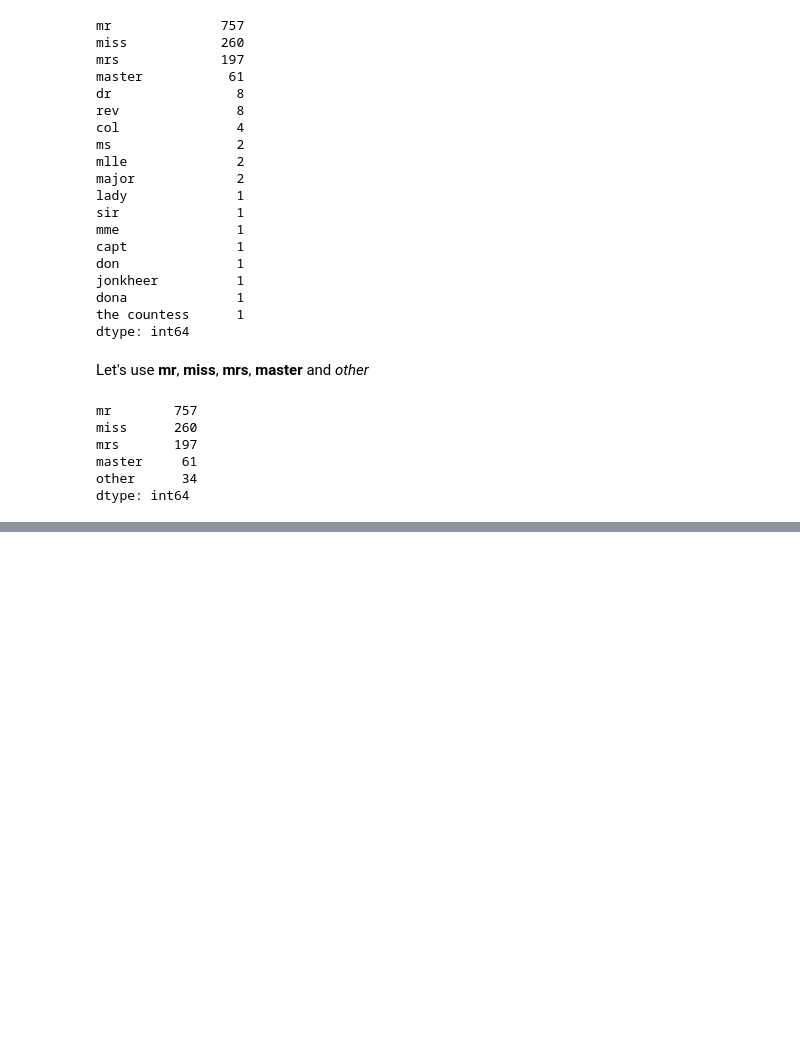
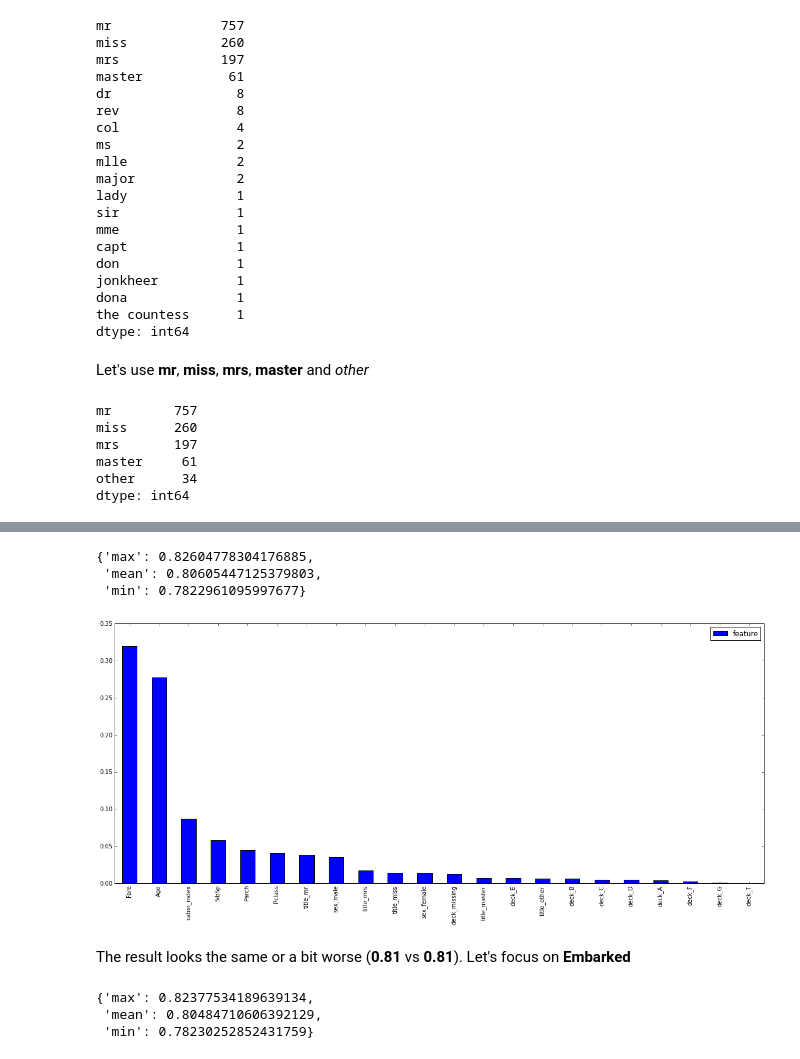
Before and after one commit to dataworkshop/titanic, a Jupyter notebook: vladimir/src/Titanic.ipynb, the cells around one changed output, grey strips where cells are left out. Drawn from its saved outputs; the diff is of its cells as text; code cells hidden in the pictures; blank space fills up the shorter version.

```diff
--- a/vladimir/src/Titanic.ipynb
+++ b/vladimir/src/Titanic.ipynb
@@ -197,0 +228,5 @@ The result looks better than previous one (**0.772** vs **0.807**).
+# %%
+all_df['cabin_index'] = pd.factorize(all_df.Cabin)[0]
+
+all_df['deck_index'] = all_df['Cabin'].map(lambda x:  "missing" if x == -1 else x.strip()[0])
+all_df['deck_index'].value_counts()
@@ -197,0 +244,17 @@ The result looks better than previous one (**0.772** vs **0.807**).
+# %%
+if 'deck_C' not in all_df:
+    one_hot = pd.get_dummies(all_df['deck_index'], prefix='deck')
+    all_df = pd.concat( [all_df, one_hot], axis=1 )
+# %%
+iteration_modeling(all_df)
+# %% [output]
+{'max': 0.82604778304176885,
+ 'mean': 0.80605447125379803,
+ 'min': 0.7822961095997677}
+# %%
+draw_importance_features(all_df)
+# %% [output]
+[figure, added]
+# %% [markdown]
+The result looks the same or a bit worse (**0.81** vs **0.81**).
+Let's focus on **Embarked**
@@ -197,0 +266,6 @@ The result looks better than previous one (**0.772** vs **0.807**).
+# %%
+iteration_modeling(all_df)
+# %% [output]
+{'max': 0.82377534189639134,
+ 'mean': 0.80484710606392129,
+ 'min': 0.78230252852431759}
```
Also changed, not shown: parts of 34 cells of this notebook.
